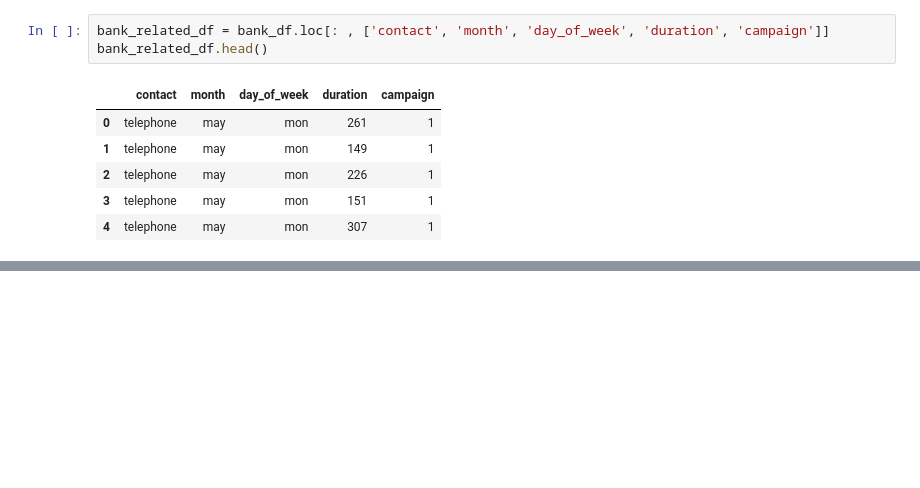
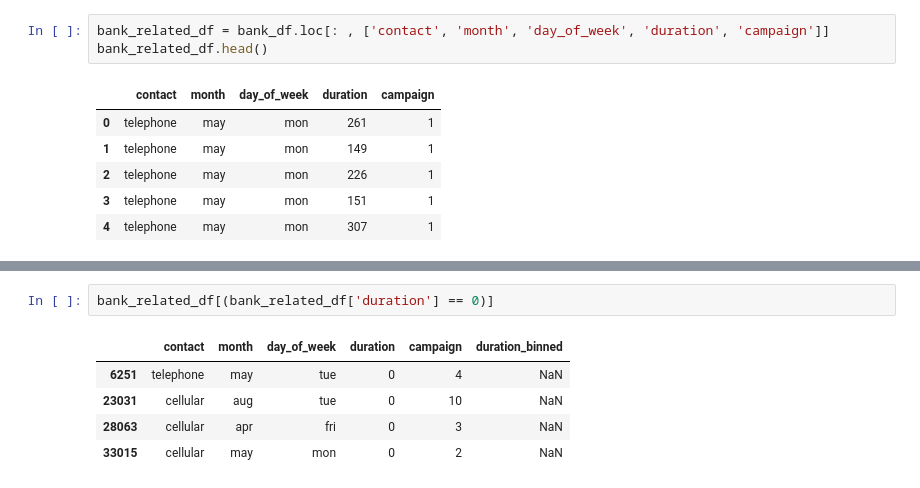
Before and after one commit to tvaditya/NeuroComp-INPE, a Jupyter notebook: BankMLPANN.ipynb, the cells around one changed output, grey strips where cells are left out. Drawn from its saved outputs; the diff is of its cells as text; blank space fills up the shorter version.

```diff
--- a/BankMLPANN.ipynb
+++ b/BankMLPANN.ipynb
@@ -291,0 +357,8 @@ bank_related_df.head()
+# %%
+bank_related_df[(bank_related_df['duration'] == 0)]
+# %% [output]
+|  | contact | month | day_of_week | duration | campaign | duration_binned |
+| 6251 | telephone | may | tue | 0 | 4 | NaN |
+| 23031 | cellular | aug | tue | 0 | 10 | NaN |
+| 28063 | cellular | apr | fri | 0 | 3 | NaN |
+| 33015 | cellular | may | mon | 0 | 2 | NaN |
```
Also changed, not shown: parts of 9 cells of this notebook.
